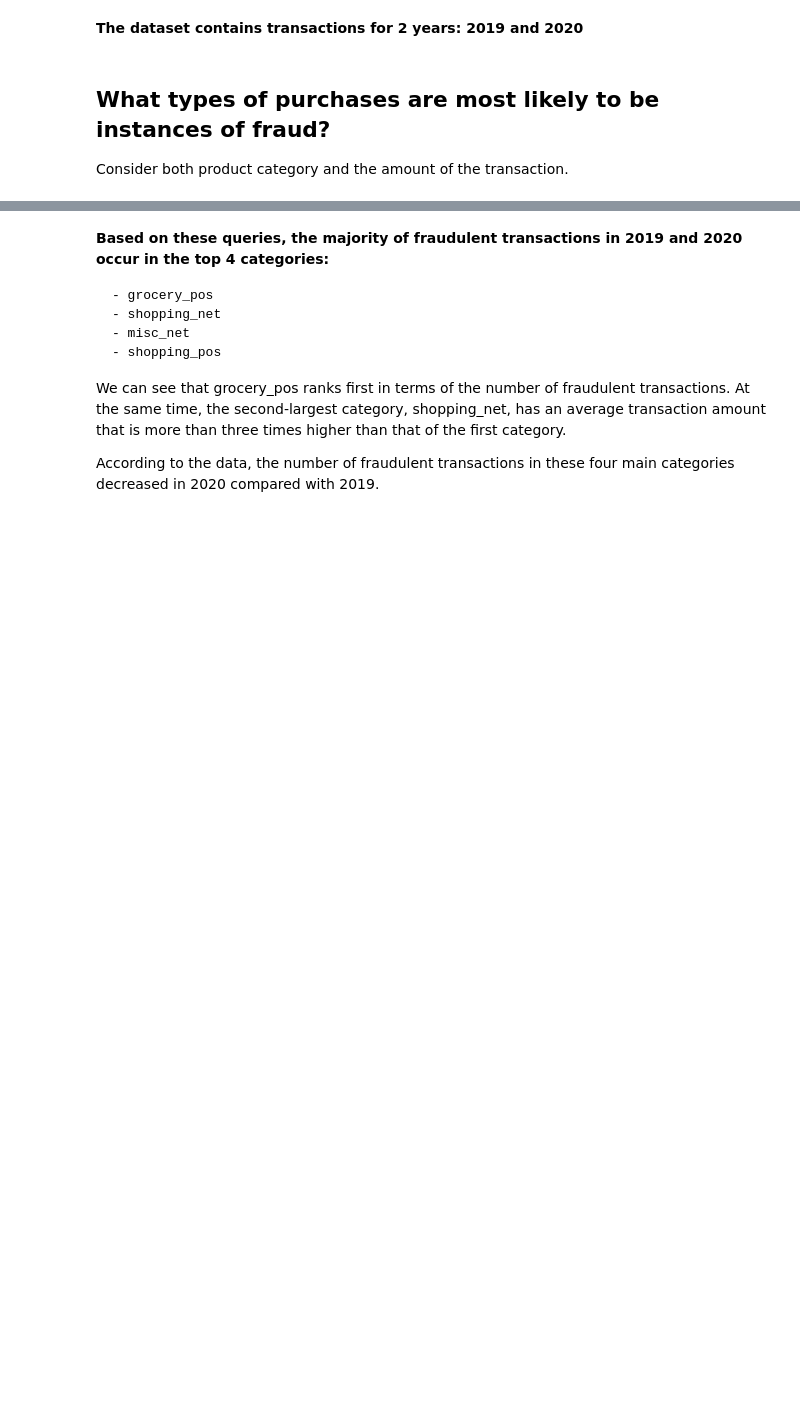
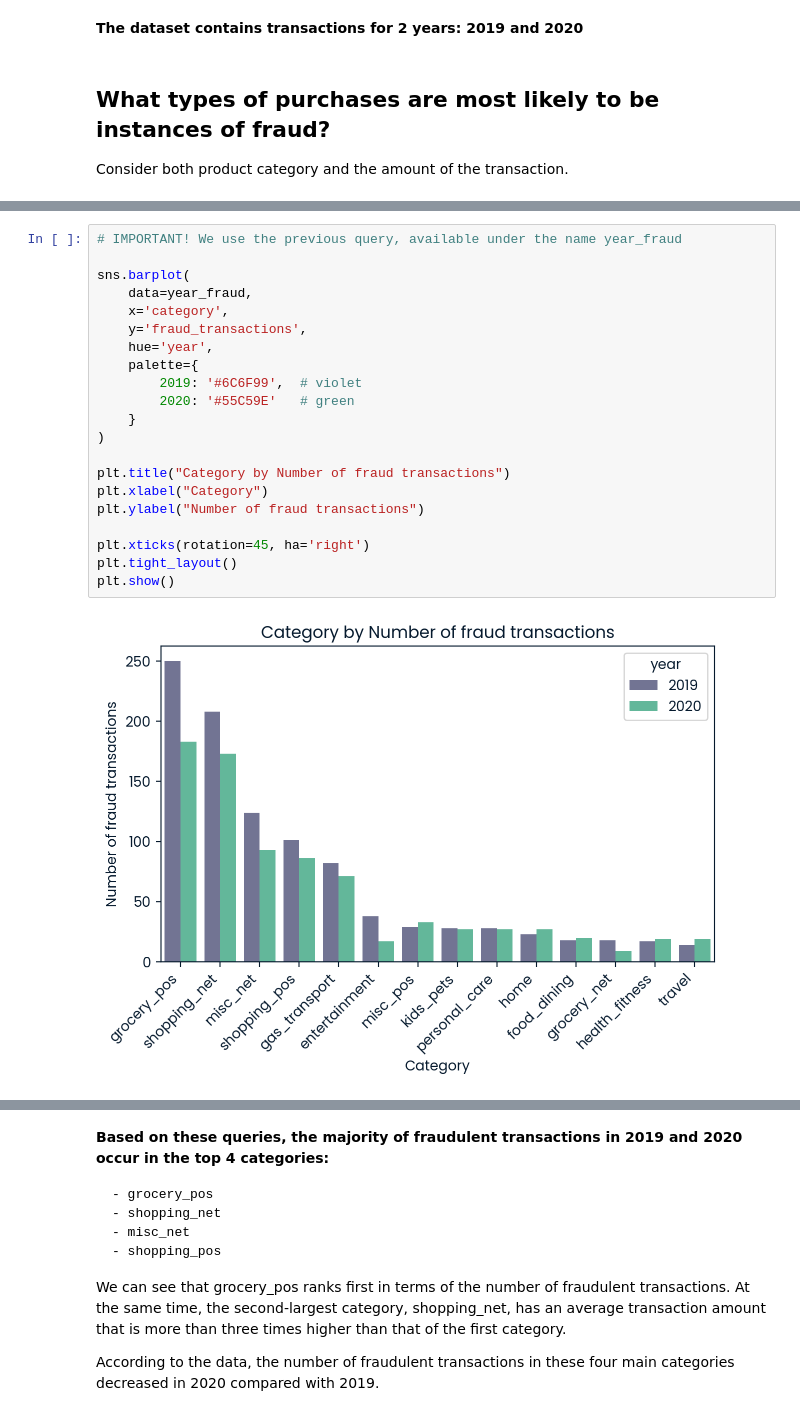
Before and after one commit to KaterynaGur/credit_card_fraud, a Jupyter notebook: notebook.ipynb, the cells around one changed output, grey strips where cells are left out. Saved outputs shown, nothing was run; the diff lists cells and outputs as text; blank space fills up the shorter version.

Commit message:
add barplot Category by Number of fraud transactions

```diff
--- a/notebook.ipynb
+++ b/notebook.ipynb
@@ -172,3 +146,26 @@ ORDER BY fraud_transactions DESC;
+# %%
+# IMPORTANT! We use the previous query, available under the name year_fraud
+
+sns.barplot(
+    data=year_fraud,
+    x='category',
+    y='fraud_transactions',
+    hue='year',
+    palette={
+        2019: '#6C6F99',  # violet
+        2020: '#55C59E'   # green
+    }
+)
+
+plt.title("Category by Number of fraud transactions")
+plt.xlabel("Category")
+plt.ylabel("Number of fraud transactions")
+
+plt.xticks(rotation=45, ha='right')
+plt.tight_layout()
+plt.show()
+# %% [output]
+[figure, added]
 # %%
 -- Fraud growth 2020_vs_2019 and amount growth 2020_vs_2019
 
```
Also changed, not shown: parts of 4 cells of this notebook.
